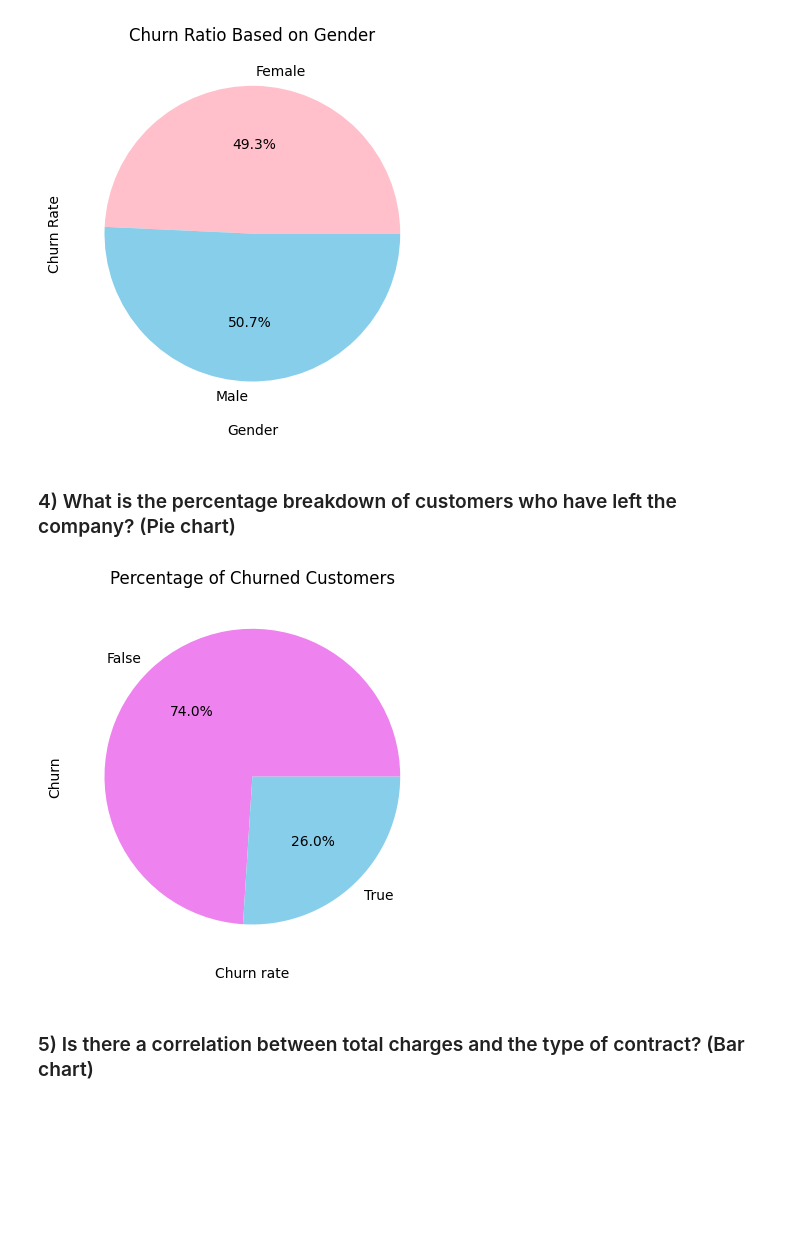
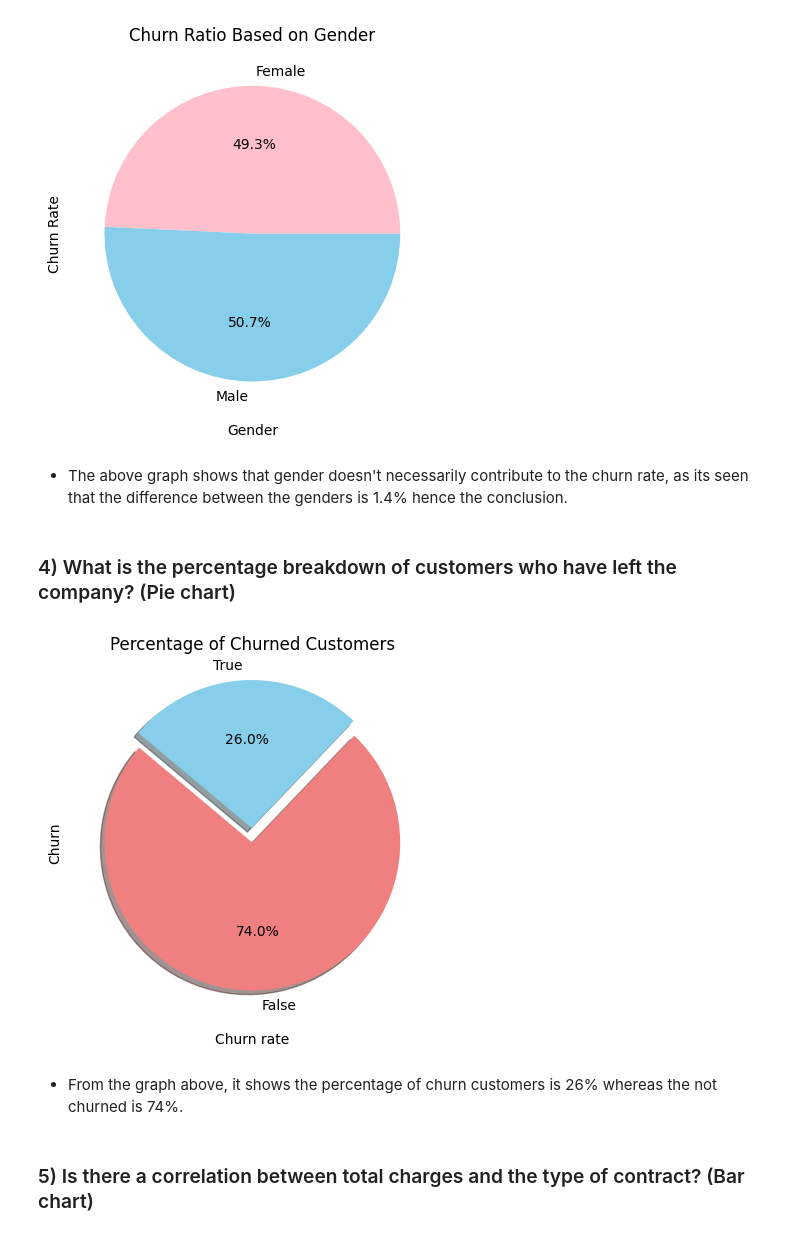
Before and after one commit to qochieng/LP2-Classification-Project, a Jupyter notebook: TelcoChurn-1.ipynb, the cells around one changed output. Drawn from its saved outputs; the diff is of its cells as text; code cells hidden in the pictures; blank space fills up the shorter version.

```diff
--- a/TelcoChurn-1.ipynb
+++ b/TelcoChurn-1.ipynb
@@ -262,18 +285,22 @@ plt.title('Churn Ratio Based on Gender')
 plt.show();
 # %% [output]
 [figure]
+# %% [markdown]
+* The above graph shows that gender doesn't necessarily contribute to the churn rate, as its seen that the difference between the genders is 1.4% hence the conclusion.
 # %% [markdown]
 ### 4) What is the percentage breakdown of customers who have left the company? (Pie chart)
 # %%
 left = df.groupby('Churn')['Churn'].count()
-
-left.plot(kind='pie', colors=['violet','skyblue'], autopct='%1.1f%%')
+explode = (0, 0.1)
+left.plot(kind='pie', colors=['lightcoral','skyblue'], explode=explode, shadow=True, startangle=140,autopct='%1.1f%%')
 plt.xlabel('Churn rate')
 #plt.ylabel('Churn Rate')
 plt.title('Percentage of Churned Customers')
 plt.show();
 # %% [output]
-[figure, old version]
+[figure, new version]
+# %% [markdown]
+* From the graph above, it shows the percentage of churn customers is 26% whereas the not churned is 74%.
 # %% [markdown]
 ### 5) Is there a correlation between total charges and the type of contract? (Bar chart)
 # %%
```
Also changed, not shown: parts of 76 cells of this notebook, 2 other files.
